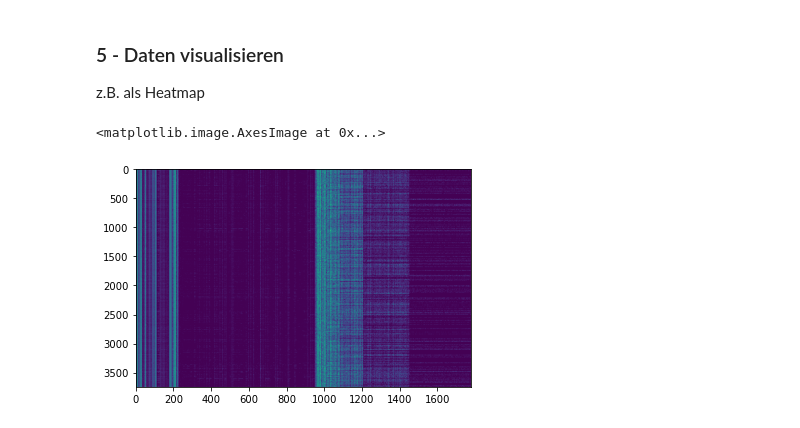
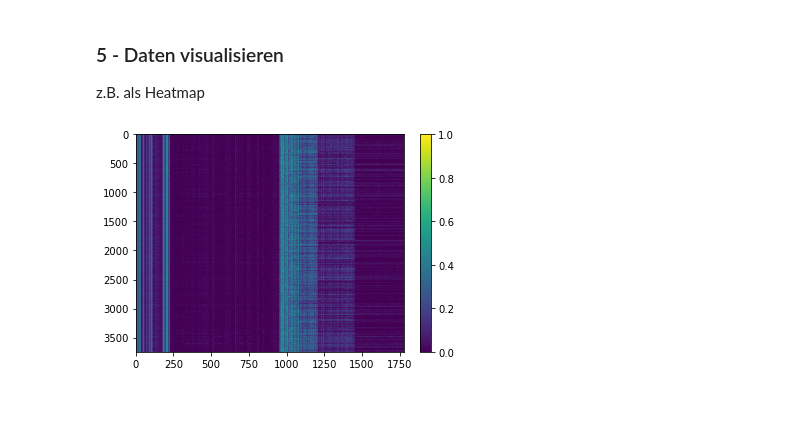
Before and after one commit to s-sauer/MBS, a Jupyter notebook: MBS_C4_preproc.ipynb, the cells around one changed output. Drawn from its saved outputs; the diff is of its cells as text; code cells hidden in the pictures.

```diff
--- a/MBS_C4_preproc.ipynb
+++ b/MBS_C4_preproc.ipynb
@@ -119,6 +119,7 @@ Anzahl Zeilen: 3746 ; Anzahl Spalten: 1777
 z.B. als Heatmap
 # %%
 plt.imshow(dat, aspect='auto')
+plt.colorbar()
+plt.show()
 # %% [output]
-<matplotlib.image.AxesImage at 0x...>
-[figure, old version]
+[figure, new version]
```
Also changed, not shown: parts of 1 cell of this notebook.
